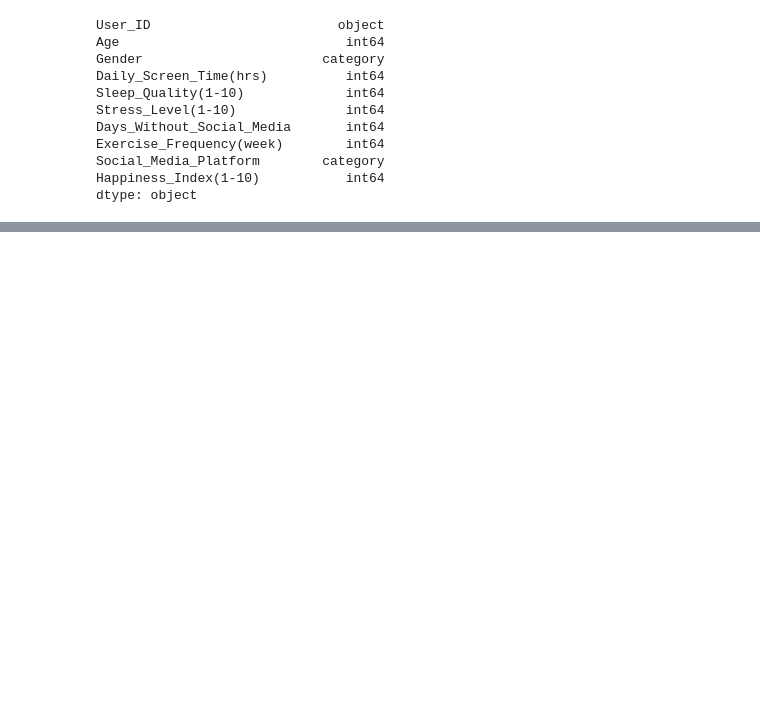
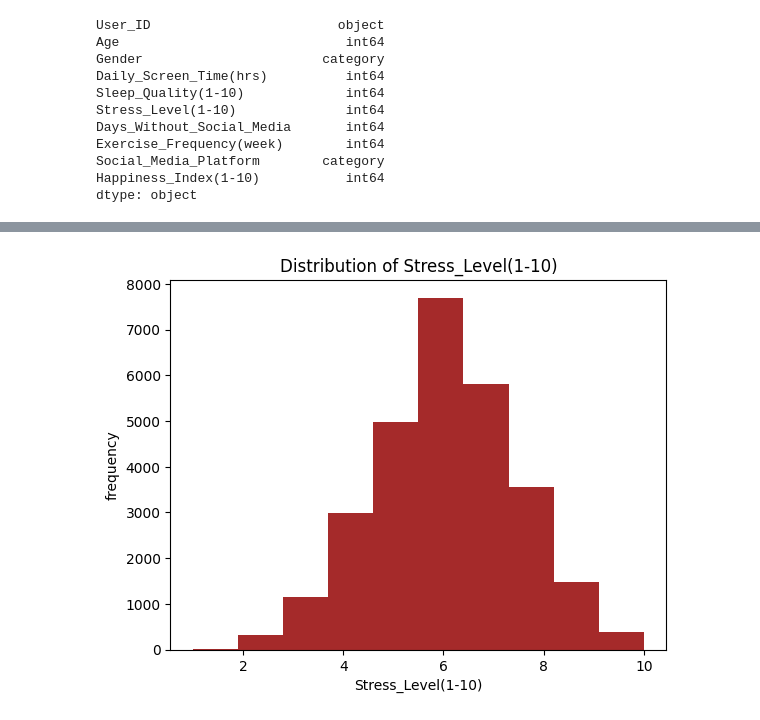
Before and after one commit to Sridhar-11/Analyzing-the-Impact-of-Social-Media-Usage-on-Mental-Health-Balance, a Jupyter notebook: clean.ipynb, the cells around one changed output, grey strips where cells are left out. Saved outputs shown, nothing was run; the diff lists cells and outputs as text; code cells hidden in the pictures; blank space fills up the shorter version.

```diff
--- a/clean.ipynb
+++ b/clean.ipynb
@@ -532,0 +673,8 @@ dtype: object
+# %%
+plt.hist(df["Stress_Level(1-10)"],color="brown")
+plt.title("Distribution of Stress_Level(1-10)")
+plt.xlabel("Stress_Level(1-10)")
+plt.ylabel("frequency")
+plt.show()
+# %% [output]
+[figure, added]
```
Also changed, not shown: parts of 44 cells of this notebook, 2 other files.
